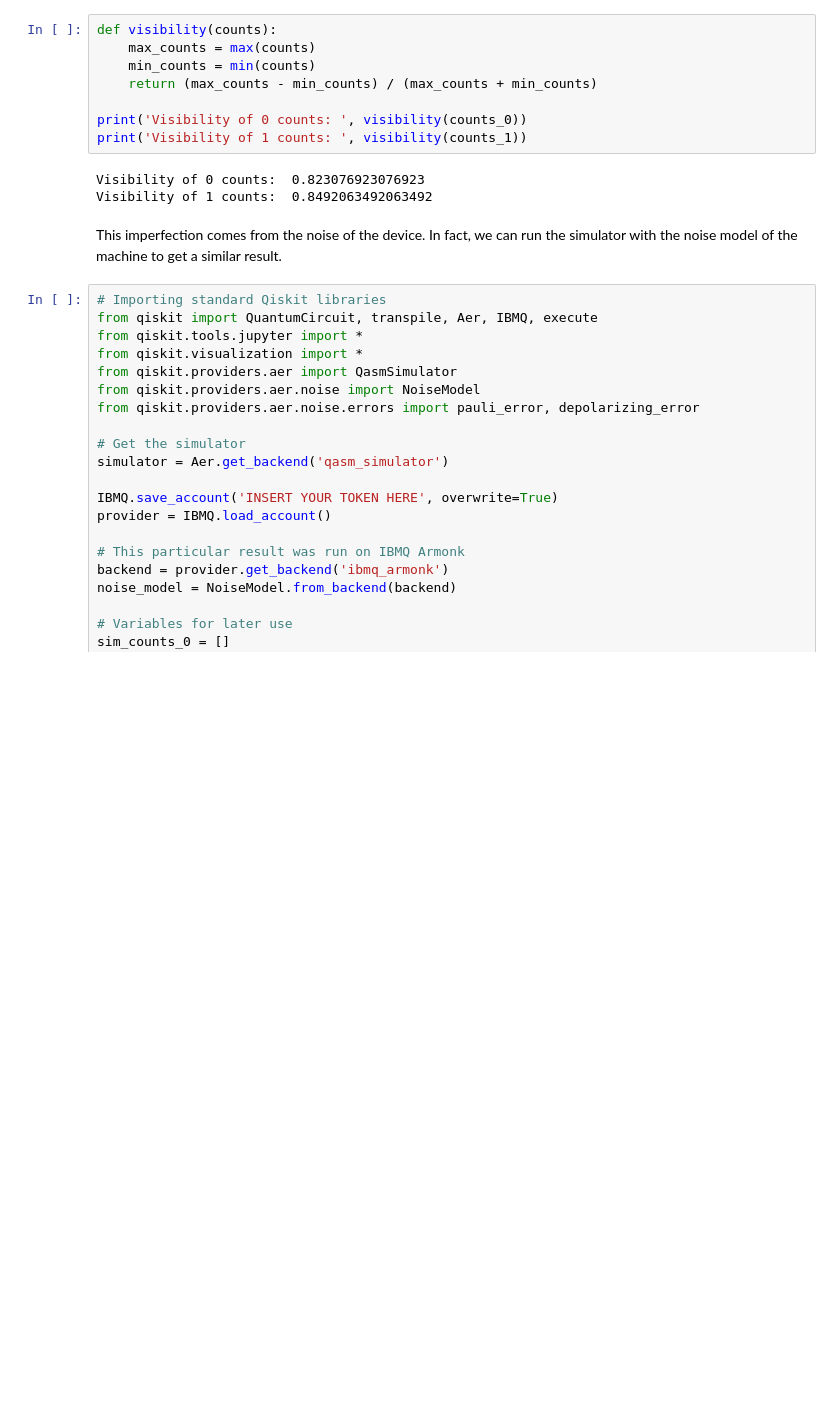
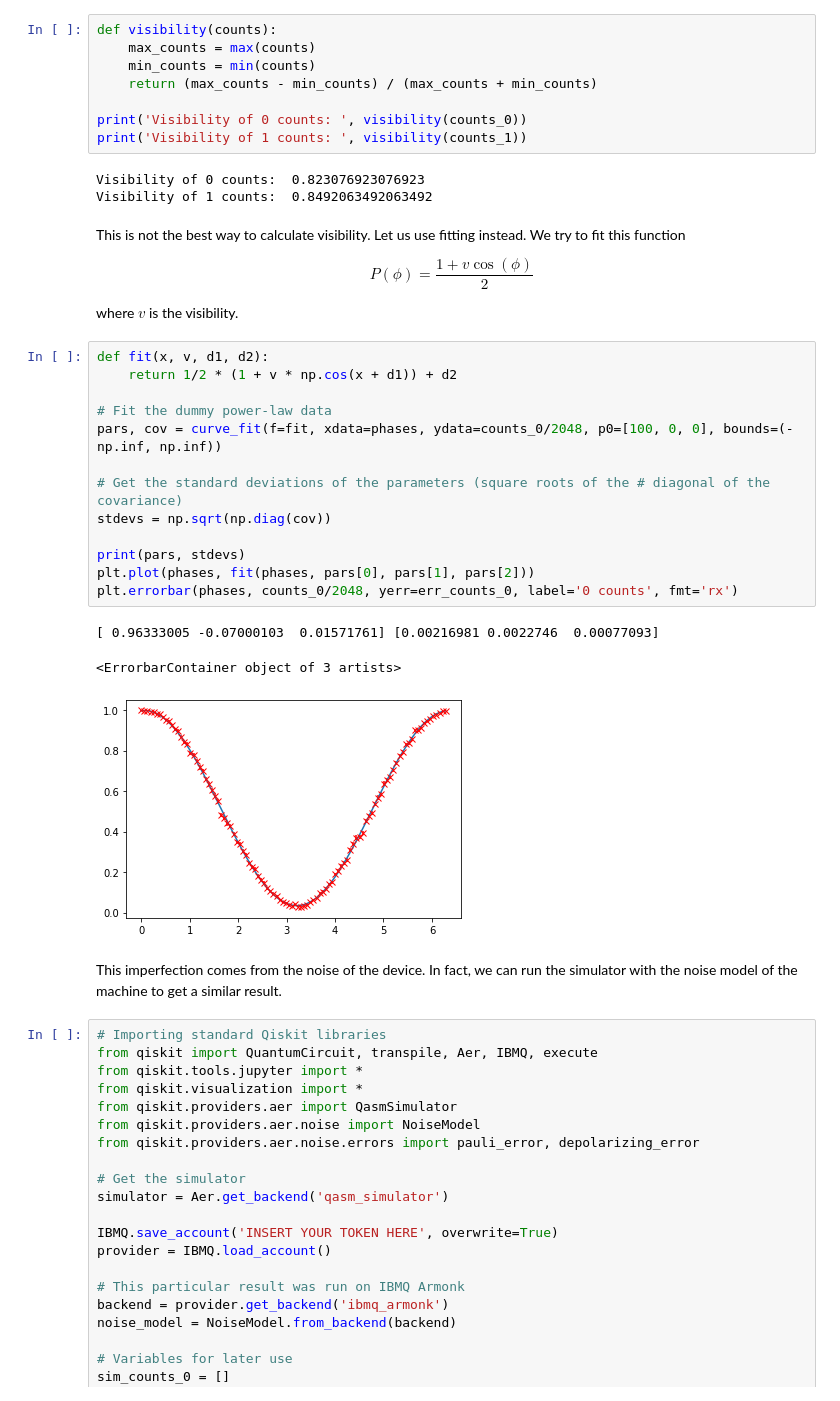
Before and after one commit to PeterSidajaya/PC5228-analysis, a Jupyter notebook: PC5228_analysis.ipynb, the cells around one changed output. Drawn from its saved outputs; the diff is of its cells as text; blank space fills up the shorter version.

```diff
--- a/PC5228_analysis.ipynb
+++ b/PC5228_analysis.ipynb
@@ -42,6 +53,31 @@ print('Visibility of 1 counts: ', visibility(counts_1))
 # %% [output]
 Visibility of 0 counts:  0.823076923076923
 Visibility of 1 counts:  0.8492063492063492
+# %% [markdown]
+This is not the best way to calculate visibility. Let us use fitting instead. We try to fit this function
+
+$$
+P(\phi)=\frac{1+v\cos(\phi)}{2}
+$$
+
+where $v$ is the visibility.
+# %%
+def fit(x, v, d1, d2):
+    return 1/2 * (1 + v * np.cos(x + d1)) + d2
+
+# Fit the dummy power-law data
+pars, cov = curve_fit(f=fit, xdata=phases, ydata=counts_0/2048, p0=[100, 0, 0], bounds=(-np.inf, np.inf))
+
+# Get the standard deviations of the parameters (square roots of the # diagonal of the covariance)
+stdevs = np.sqrt(np.diag(cov))
+
+print(pars, stdevs)
+plt.plot(phases, fit(phases, pars[0], pars[1], pars[2]))
+plt.errorbar(phases, counts_0/2048, yerr=err_counts_0, label='0 counts', fmt='rx')
+# %% [output]
+[ 0.96333005 -0.07000103  0.01571761] [0.00216981 0.0022746  0.00077093]
+<ErrorbarContainer object of 3 artists>
+[figure, added]
 # %% [markdown]
 This imperfection comes from the noise of the device. In fact, we can run the simulator with the noise model of the machine to get a similar result.
 # %%
```
Also changed, not shown: parts of 4 cells of this notebook.
